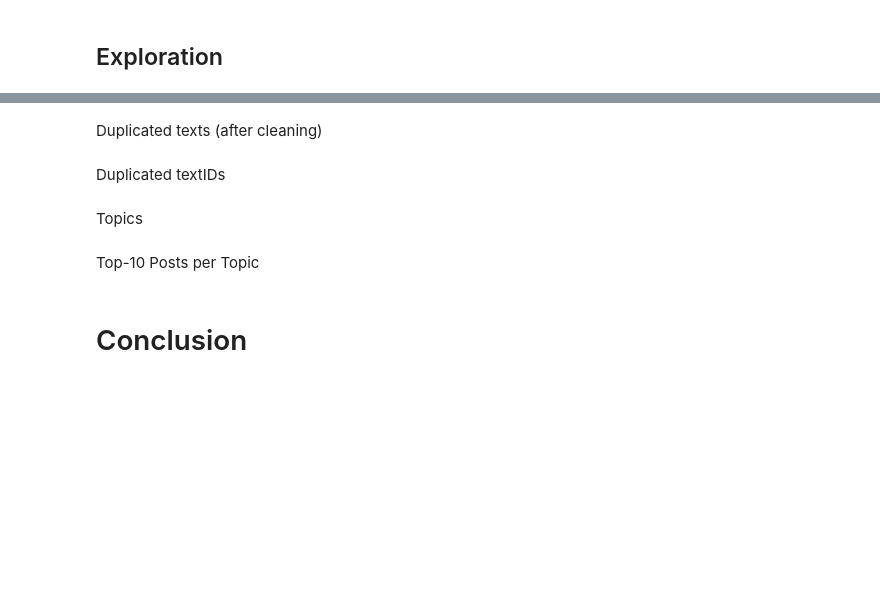
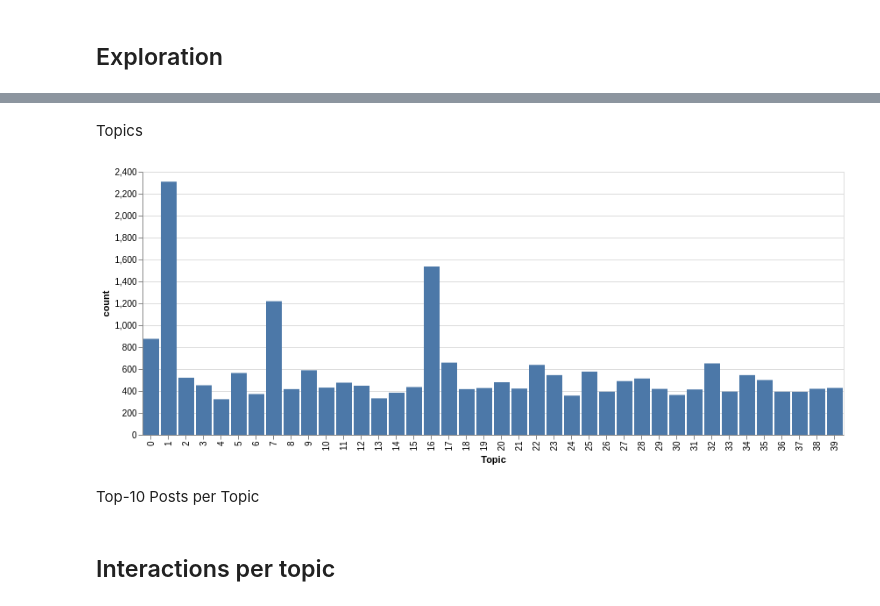
Before and after one commit to viennadatasciencegroup/data4good-wahlbeobachtung19, a Jupyter notebook: notebooks/1.3-tte-topic-evaluation.ipynb, the cells around one changed output, grey strips where cells are left out. Drawn from its saved outputs; the diff is of its cells as text; code cells hidden in the pictures; blank space fills up the shorter version.

Commit message:
Topic exploration.

```diff
--- a/notebooks/1.3-tte-topic-evaluation.ipynb
+++ b/notebooks/1.3-tte-topic-evaluation.ipynb
@@ -47,2 +48,0 @@ topics40.isna().sum()
-# %% [markdown]
-Duplicated texts (after cleaning)
@@ -51,2 +48,0 @@ topics40.text.duplicated().value_counts()
-# %% [markdown]
-Duplicated textIDs
@@ -57,13 +51,15 @@ Topics
 # %%
 p_data = topics40.topic.value_counts().to_frame("count").rename_axis("Topic").reset_index()
 
 chart = alt.Chart(p_data).mark_bar().encode(
     x="Topic:O",
     y="count:Q"
 )
 
-chart.save(os.path.join(figures_path, "topics", "posts_per_topic.html"))
+#chart.save(os.path.join(figures_path, "topics", "posts_per_topic.html"))
 chart
+# %% [output]
+[figure, added]
 # %% [markdown]
 Top-10 Posts per Topic
 # %%
@@ -86,2 +82,2 @@ with open(topics40_top10_fp, "w") as f:
-# %% [markdown]
-# Conclusion
+# %% [markdown]
+## Interactions per topic
```
Also changed, not shown: parts of 10 cells of this notebook, 6 other files.
